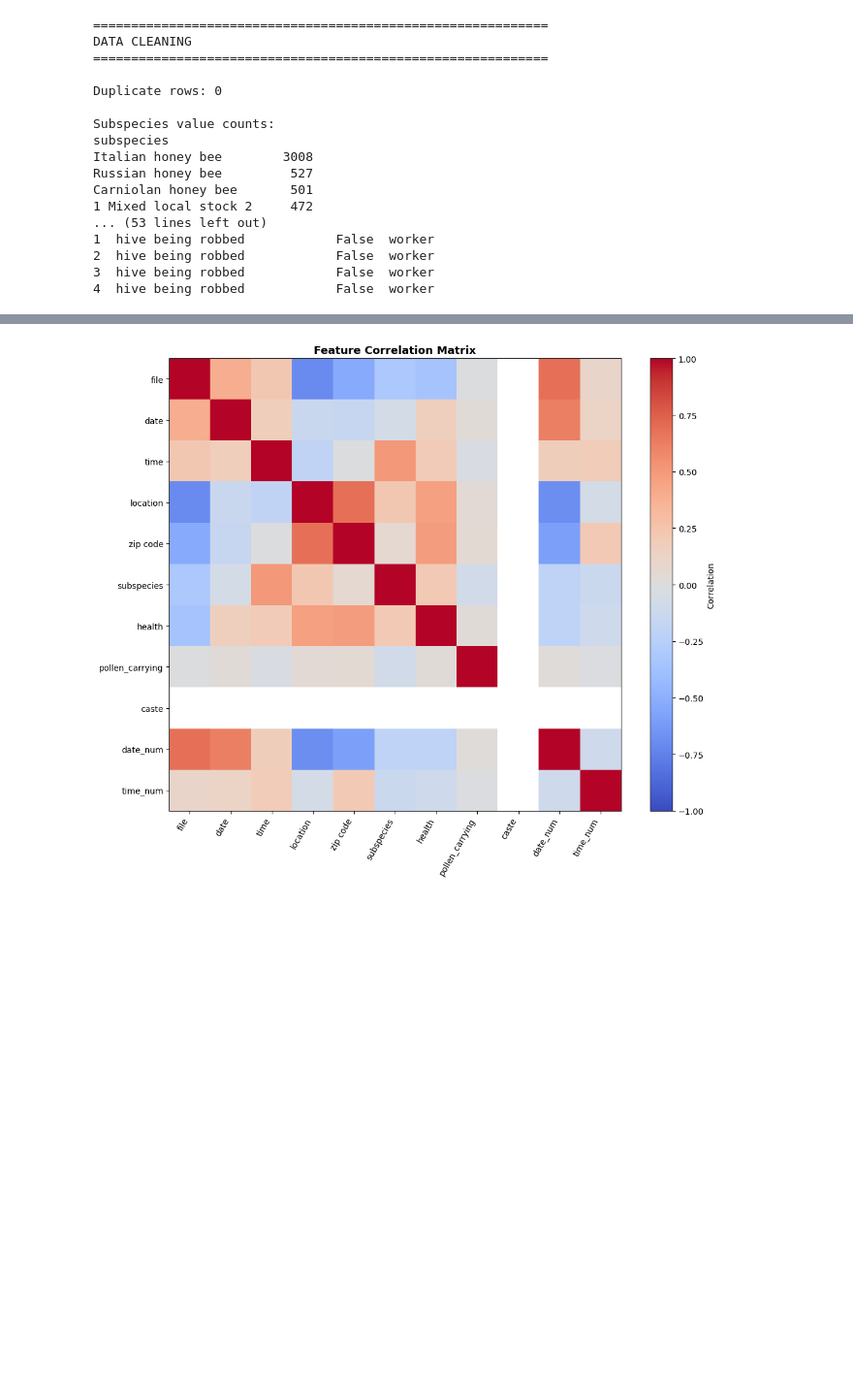
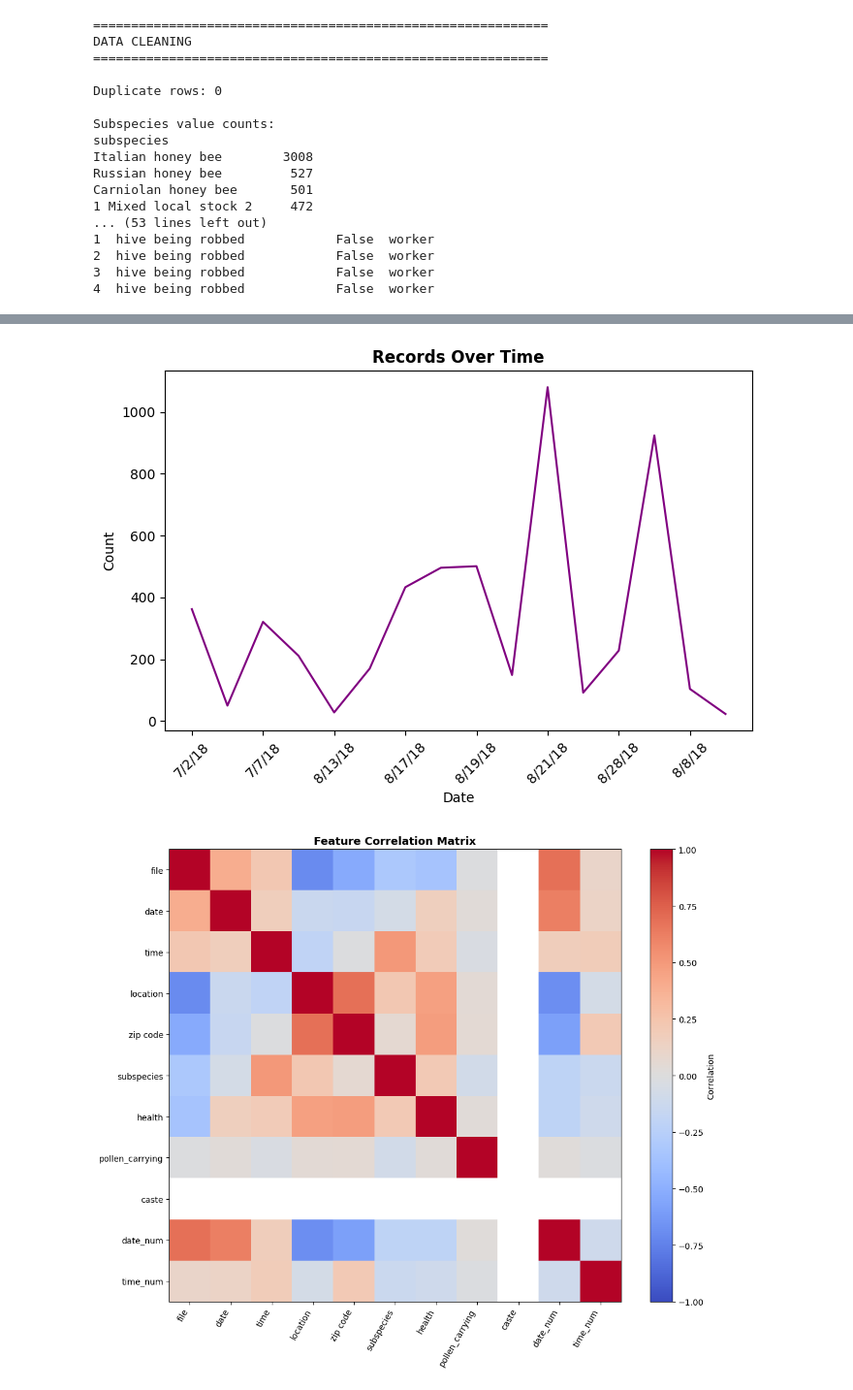
Before and after one commit to MarioP03/beeproject-cnn, a Jupyter notebook: notebooks/exploratory.ipynb, the cells around one changed output, grey strips where cells are left out. Shown at 97% size. Saved outputs shown, nothing was run; the diff lists cells and outputs as text; code cells hidden in the pictures; blank space fills up the shorter version.

```diff
--- a/notebooks/exploratory.ipynb
+++ b/notebooks/exploratory.ipynb
@@ -196 +188,17 @@ plt.show()
+# %%
+# Plot 4: Records over time
+plt.figure(figsize=(7, 5))
+bee_data['date'].value_counts().sort_index().plot(kind='line', color='purple')
+plt.title('Records Over Time', fontsize=12, fontweight='bold')
+plt.xlabel('Date')
+plt.ylabel('Count')
+plt.xticks(rotation=45)
+plt.tight_layout()
+plt.show()
+
+#############
+# Do something about the heavy class imbalance, and also say in project data preprocessing part
+#############
+# %% [output]
+[figure, added]
 # %%
```
Also changed, not shown: parts of 16 cells of this notebook, 1 other file.
